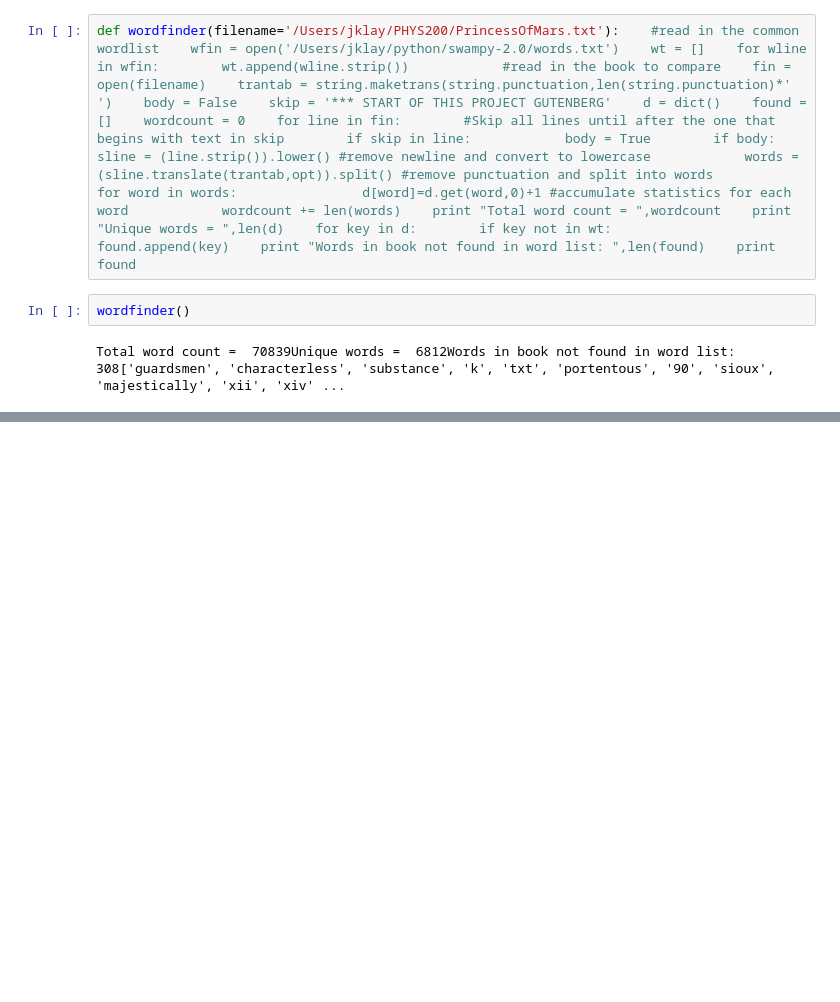
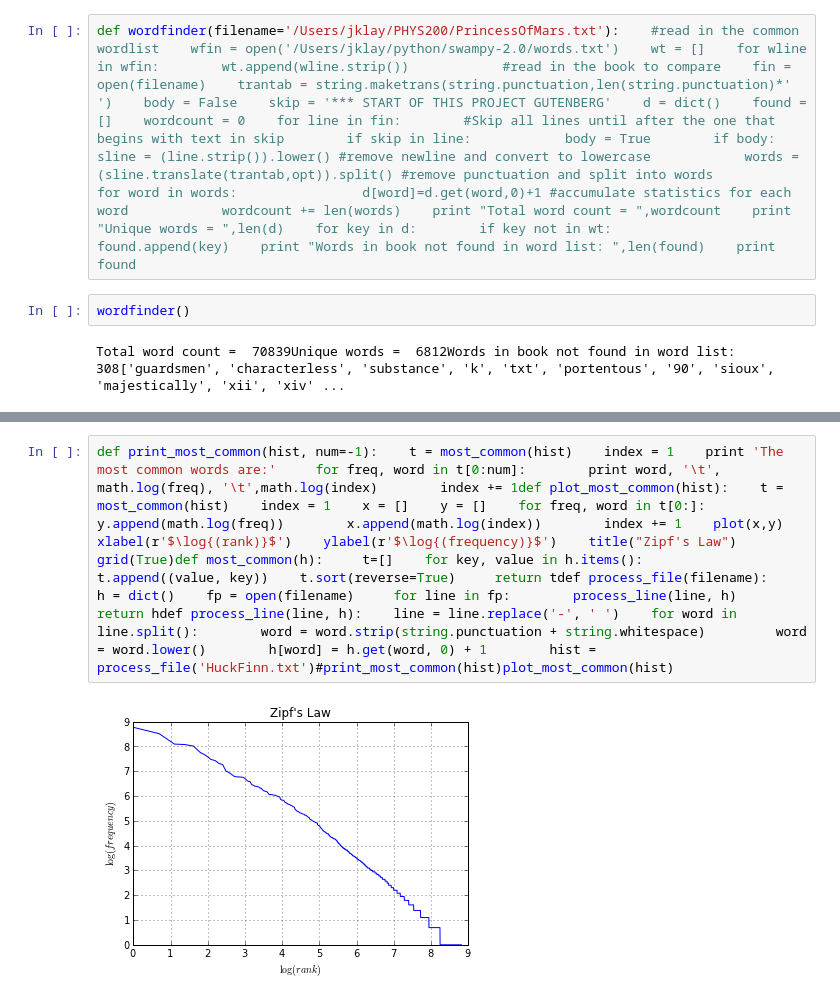
Before and after one commit to dedx/PHYS200, a Jupyter notebook: Chapter13.ipynb, the cells around one changed output, grey strips where cells are left out. Cells and saved outputs as stored; diff of their text form; blank space fills up the shorter version.

Commit message:
first meaningful plot with matplotlib pyplot

```diff
--- a/Chapter13.ipynb
+++ b/Chapter13.ipynb
@@ -36,0 +55,4 @@ Total word count =  70839Unique words =  6812Words in book not found in word lis
+# %%
+def print_most_common(hist, num=-1):    t = most_common(hist)    index = 1    print 'The most common words are:'     for freq, word in t[0:num]:        print word, '\t', math.log(freq), '\t',math.log(index)        index += 1def plot_most_common(hist):    t = most_common(hist)    index = 1    x = []    y = []    for freq, word in t[0:]:        y.append(math.log(freq))        x.append(math.log(index))        index += 1    plot(x,y)    xlabel(r'$\log{(rank)}$')    ylabel(r'$\log{(frequency)}$')    title("Zipf's Law")    grid(True)def most_common(h):     t=[]    for key, value in h.items():         t.append((value, key))    t.sort(reverse=True)     return tdef process_file(filename):     h = dict()    fp = open(filename)     for line in fp:        process_line(line, h)     return hdef process_line(line, h):    line = line.replace('-', ' ')    for word in line.split():        word = word.strip(string.punctuation + string.whitespace)         word = word.lower()        h[word] = h.get(word, 0) + 1        hist = process_file('HuckFinn.txt')#print_most_common(hist)plot_most_common(hist)
+# %% [output]
+[figure, added]
```
Also changed, not shown: parts of 5 cells of this notebook.
